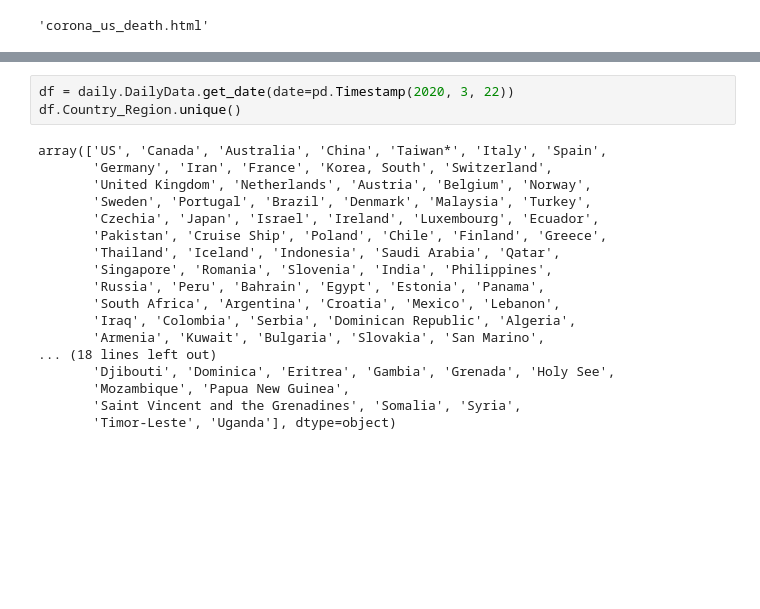
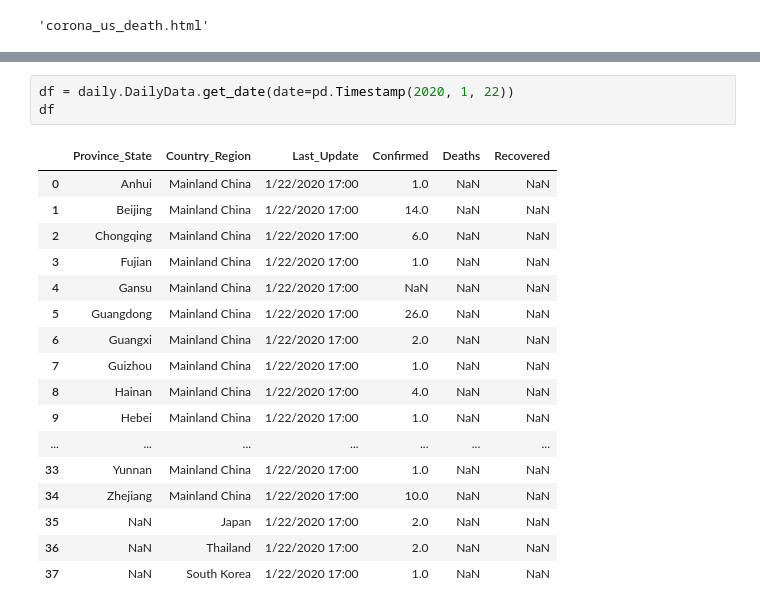
Before and after one commit to Anrris/corona, a Jupyter notebook: corona.ipynb, the cells around one changed output, grey strips where cells are left out. Drawn from its saved outputs; the diff is of its cells as text; blank space fills up the shorter version.

```diff
--- a/corona.ipynb
+++ b/corona.ipynb
@@ -66,21 +66,21 @@ fig
 # %%
-df = daily.DailyData.get_date(date=pd.Timestamp(2020, 3, 22))
-df.Country_Region.unique()
+df = daily.DailyData.get_date(date=pd.Timestamp(2020, 1, 22))
+df
 # %% [output]
-array(['US', 'Canada', 'Australia', 'China', 'Taiwan*', 'Italy', 'Spain',
-       'Germany', 'Iran', 'France', 'Korea, South', 'Switzerland',
-       'United Kingdom', 'Netherlands', 'Austria', 'Belgium', 'Norway',
-       'Sweden', 'Portugal', 'Brazil', 'Denmark', 'Malaysia', 'Turkey',
-       'Czechia', 'Japan', 'Israel', 'Ireland', 'Luxembourg', 'Ecuador',
-       'Pakistan', 'Cruise Ship', 'Poland', 'Chile', 'Finland', 'Greece',
-       'Thailand', 'Iceland', 'Indonesia', 'Saudi Arabia', 'Qatar',
-       'Singapore', 'Romania', 'Slovenia', 'India', 'Philippines',
-       'Russia', 'Peru', 'Bahrain', 'Egypt', 'Estonia', 'Panama',
-       'South Africa', 'Argentina', 'Croatia', 'Mexico', 'Lebanon',
-       'Iraq', 'Colombia', 'Serbia', 'Dominican Republic', 'Algeria',
-       'Armenia', 'Kuwait', 'Bulgaria', 'Slovakia', 'San Marino',
-... (18 lines left out)
-       'Djibouti', 'Dominica', 'Eritrea', 'Gambia', 'Grenada', 'Holy See',
-       'Mozambique', 'Papua New Guinea',
-       'Saint Vincent and the Grenadines', 'Somalia', 'Syria',
-       'Timor-Leste', 'Uganda'], dtype=object)
+|  | Province_State | Country_Region | Last_Update | Confirmed | Deaths | Recovered |
+| 0 | Anhui | Mainland China | 1/22/2020 17:00 | 1.0 | NaN | NaN |
+| 1 | Beijing | Mainland China | 1/22/2020 17:00 | 14.0 | NaN | NaN |
+| 2 | Chongqing | Mainland China | 1/22/2020 17:00 | 6.0 | NaN | NaN |
+| 3 | Fujian | Mainland China | 1/22/2020 17:00 | 1.0 | NaN | NaN |
+| 4 | Gansu | Mainland China | 1/22/2020 17:00 | NaN | NaN | NaN |
+| 5 | Guangdong | Mainland China | 1/22/2020 17:00 | 26.0 | NaN | NaN |
+| 6 | Guangxi | Mainland China | 1/22/2020 17:00 | 2.0 | NaN | NaN |
+| 7 | Guizhou | Mainland China | 1/22/2020 17:00 | 1.0 | NaN | NaN |
+| 8 | Hainan | Mainland China | 1/22/2020 17:00 | 4.0 | NaN | NaN |
+| 9 | Hebei | Mainland China | 1/22/2020 17:00 | 1.0 | NaN | NaN |
+| ... | ... | ... | ... | ... | ... | ... |
+| 33 | Yunnan | Mainland China | 1/22/2020 17:00 | 1.0 | NaN | NaN |
+| 34 | Zhejiang | Mainland China | 1/22/2020 17:00 | 10.0 | NaN | NaN |
+| 35 | NaN | Japan | 1/22/2020 17:00 | 2.0 | NaN | NaN |
+| 36 | NaN | Thailand | 1/22/2020 17:00 | 2.0 | NaN | NaN |
+| 37 | NaN | South Korea | 1/22/2020 17:00 | 1.0 | NaN | NaN |
```
Also changed, not shown: parts of 1 cell of this notebook, 1 other file.
